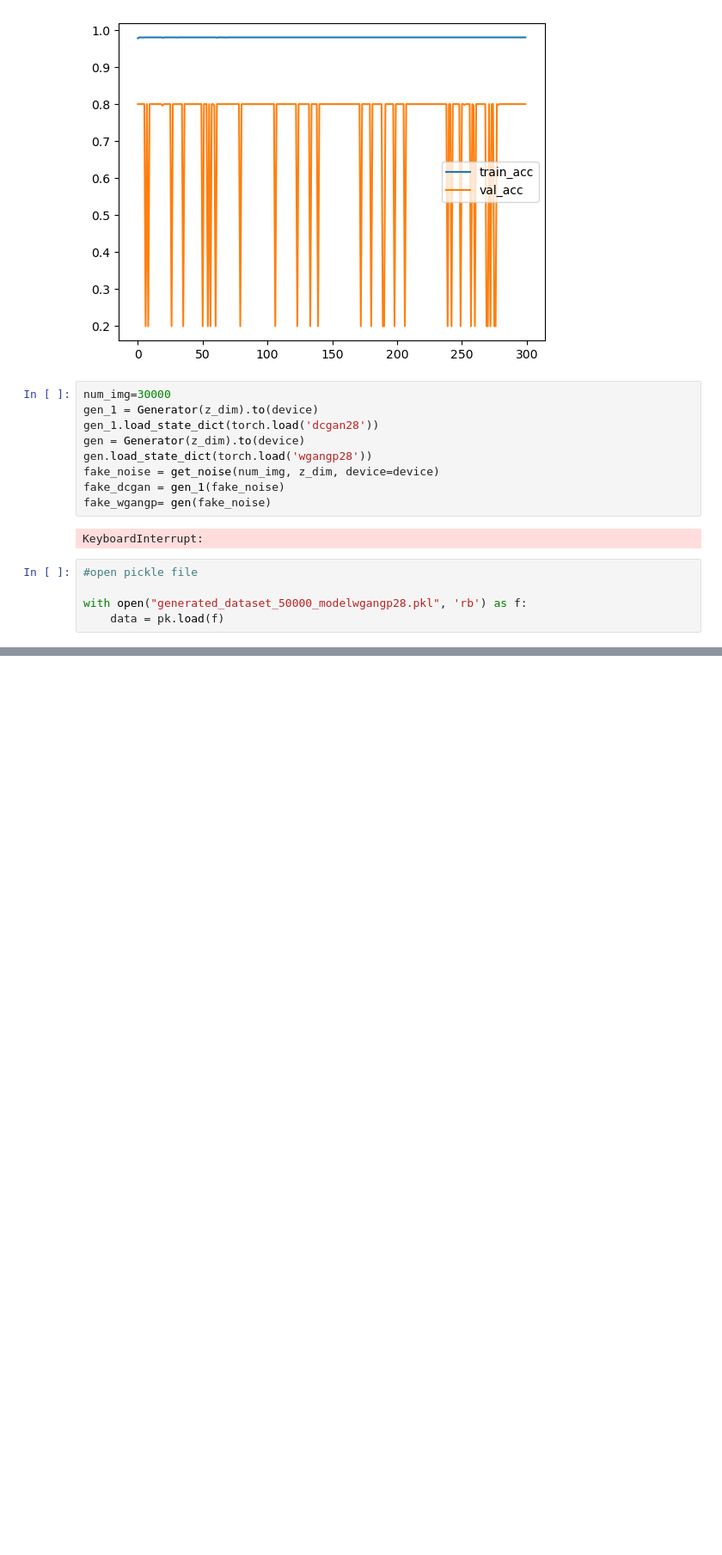
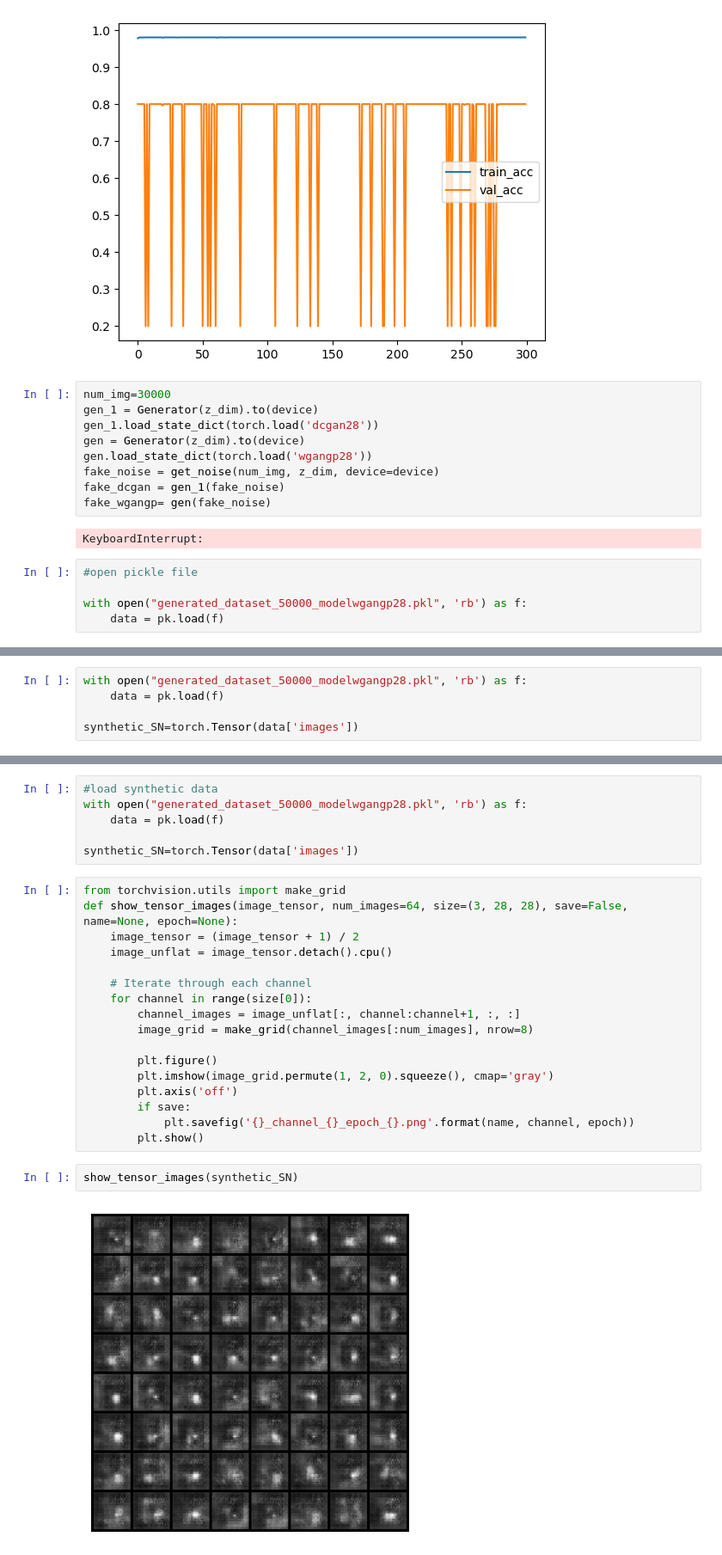
Before and after one commit to nfierroflo/Astronomical-Images-with-GANs, a Jupyter notebook: binary_class_experiments.ipynb, the cells around one changed output, grey strips where cells are left out. Shown at 86% size. Cells and saved outputs as stored; diff of their text form; blank space fills up the shorter version.

```diff
--- a/binary_class_experiments.ipynb
+++ b/binary_class_experiments.ipynb
@@ -307,0 +324,5 @@ data
+# %%
+with open("generated_dataset_50000_modelwgangp28.pkl", 'rb') as f:
+    data = pk.load(f)
+
+synthetic_SN=torch.Tensor(data['images'])
@@ -307,0 +339,27 @@ data
+# %%
+#load synthetic data
+with open("generated_dataset_50000_modelwgangp28.pkl", 'rb') as f:
+    data = pk.load(f)
+
+synthetic_SN=torch.Tensor(data['images'])
+# %%
+from torchvision.utils import make_grid
+def show_tensor_images(image_tensor, num_images=64, size=(3, 28, 28), save=False, name=None, epoch=None):
+    image_tensor = (image_tensor + 1) / 2
+    image_unflat = image_tensor.detach().cpu()
+
+    # Iterate through each channel
+    for channel in range(size[0]):
+        channel_images = image_unflat[:, channel:channel+1, :, :]
+        image_grid = make_grid(channel_images[:num_images], nrow=8)
+
+        plt.figure()
+        plt.imshow(image_grid.permute(1, 2, 0).squeeze(), cmap='gray')
+        plt.axis('off')
+        if save:
+            plt.savefig('{}_channel_{}_epoch_{}.png'.format(name, channel, epoch))
+        plt.show()
+# %%
+show_tensor_images(synthetic_SN)
+# %% [output]
+[figure, added]
```
Also changed, not shown: parts of 7 cells of this notebook, 6 other files.
